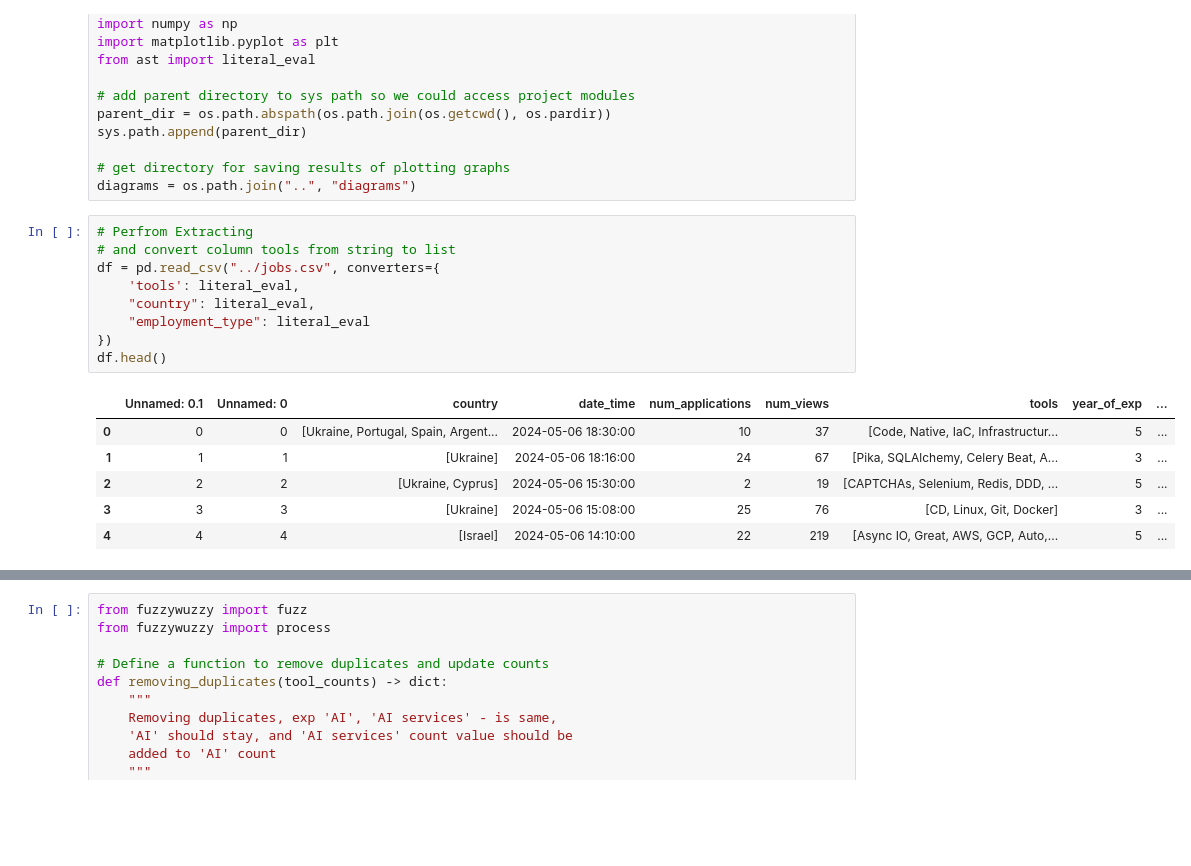
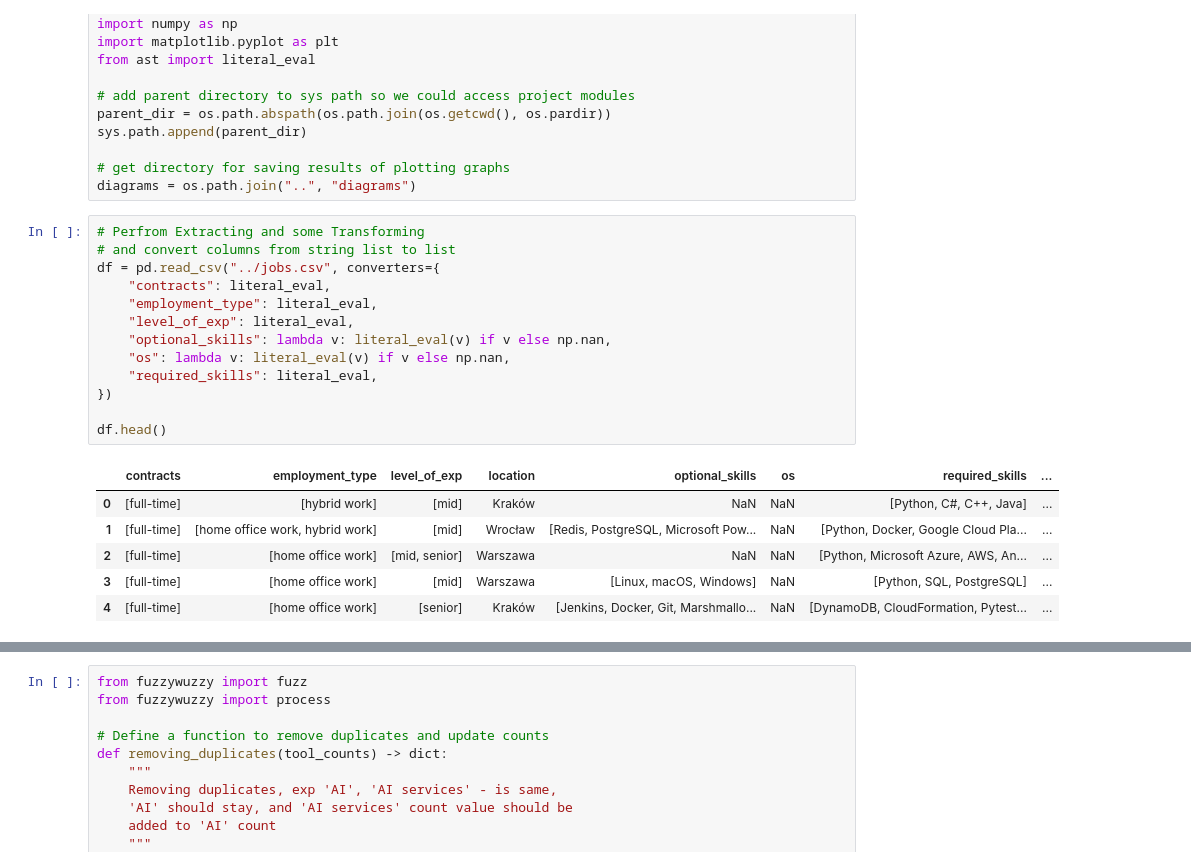
Before and after one commit to danieladdisonorg/Jobsite-Scraper-and-Analyzer, a Jupyter notebook: analyzing/analyze_djinni.ipynb, the cells around one changed output, grey strips where cells are left out. Cells and saved outputs as stored; diff of their text form; blank space fills up the shorter version.

Commit message:
Performing Extracting and Cleaning and some Transforming actions. But there is still a lot to analyze.

```diff
--- a/analyzing/analyze_djinni.ipynb
+++ b/analyzing/analyze_djinni.ipynb
@@ -14,21 +14,25 @@ sys.path.append(parent_dir)
 # get directory for saving results of plotting graphs
 diagrams = os.path.join("..", "diagrams")
 # %%
-# Perfrom Extracting
-# and convert column tools from string to list
+# Perfrom Extracting and some Transforming
+# and convert columns from string list to list
 df = pd.read_csv("../jobs.csv", converters={
-    'tools': literal_eval,
-    "country": literal_eval,
-    "employment_type": literal_eval
+    "contracts": literal_eval,
+    "employment_type": literal_eval,
+    "level_of_exp": literal_eval,
+    "optional_skills": lambda v: literal_eval(v) if v else np.nan,
+    "os": lambda v: literal_eval(v) if v else np.nan,
+    "required_skills": literal_eval,
 })
+
 df.head()
 # %% [output]
-|  | Unnamed: 0.1 | Unnamed: 0 | country | date_time | num_applications | num_views | tools | year_of_exp | ... |
-| 0 | 0 | 0 | [Ukraine, Portugal, Spain, Argent... | 2024-05-06 18:30:00 | 10 | 37 | [Code, Native, IaC, Infrastructur... | 5 | ... |
-| 1 | 1 | 1 | [Ukraine] | 2024-05-06 18:16:00 | 24 | 67 | [Pika, SQLAlchemy, Celery Beat, A... | 3 | ... |
-| 2 | 2 | 2 | [Ukraine, Cyprus] | 2024-05-06 15:30:00 | 2 | 19 | [CAPTCHAs, Selenium, Redis, DDD, ... | 5 | ... |
-| 3 | 3 | 3 | [Ukraine] | 2024-05-06 15:08:00 | 25 | 76 | [CD, Linux, Git, Docker] | 3 | ... |
-| 4 | 4 | 4 | [Israel] | 2024-05-06 14:10:00 | 22 | 219 | [Async IO, Great, AWS, GCP, Auto,... | 5 | ... |
+|  | contracts | employment_type | level_of_exp | location | optional_skills | os | required_skills | ... |
+| 0 | [full-time] | [hybrid work] | [mid] | Kraków | NaN | NaN | [Python, C#, C++, Java] | ... |
+| 1 | [full-time] | [home office work, hybrid work] | [mid] | Wrocław | [Redis, PostgreSQL, Microsoft Pow... | NaN | [Python, Docker, Google Cloud Pla... | ... |
+| 2 | [full-time] | [home office work] | [mid, senior] | Warszawa | NaN | NaN | [Python, Microsoft Azure, AWS, An... | ... |
+| 3 | [full-time] | [home office work] | [mid] | Warszawa | [Linux, macOS, Windows] | NaN | [Python, SQL, PostgreSQL] | ... |
+| 4 | [full-time] | [home office work] | [senior] | Kraków | [Jenkins, Docker, Git, Marshmallo... | NaN | [DynamoDB, CloudFormation, Pytest... | ... |
 # %%
 # Perfrom Transforming
 
```
Also changed, not shown: parts of 9 cells of this notebook.
